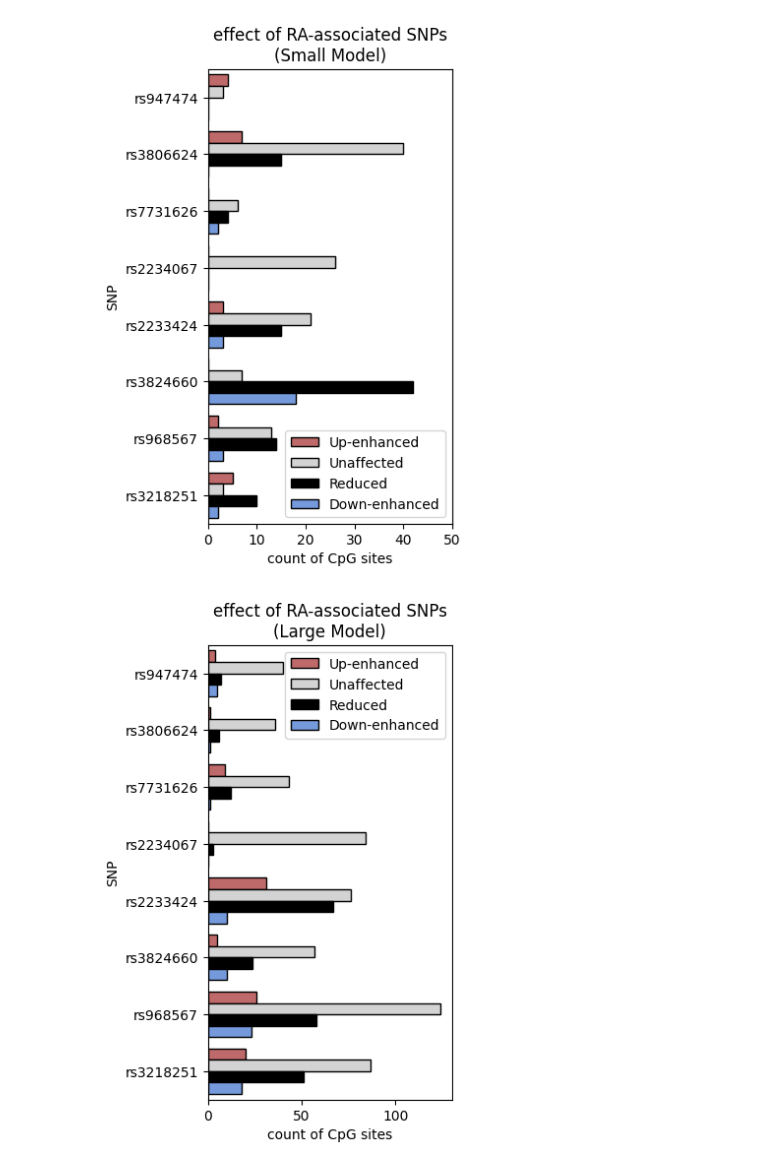
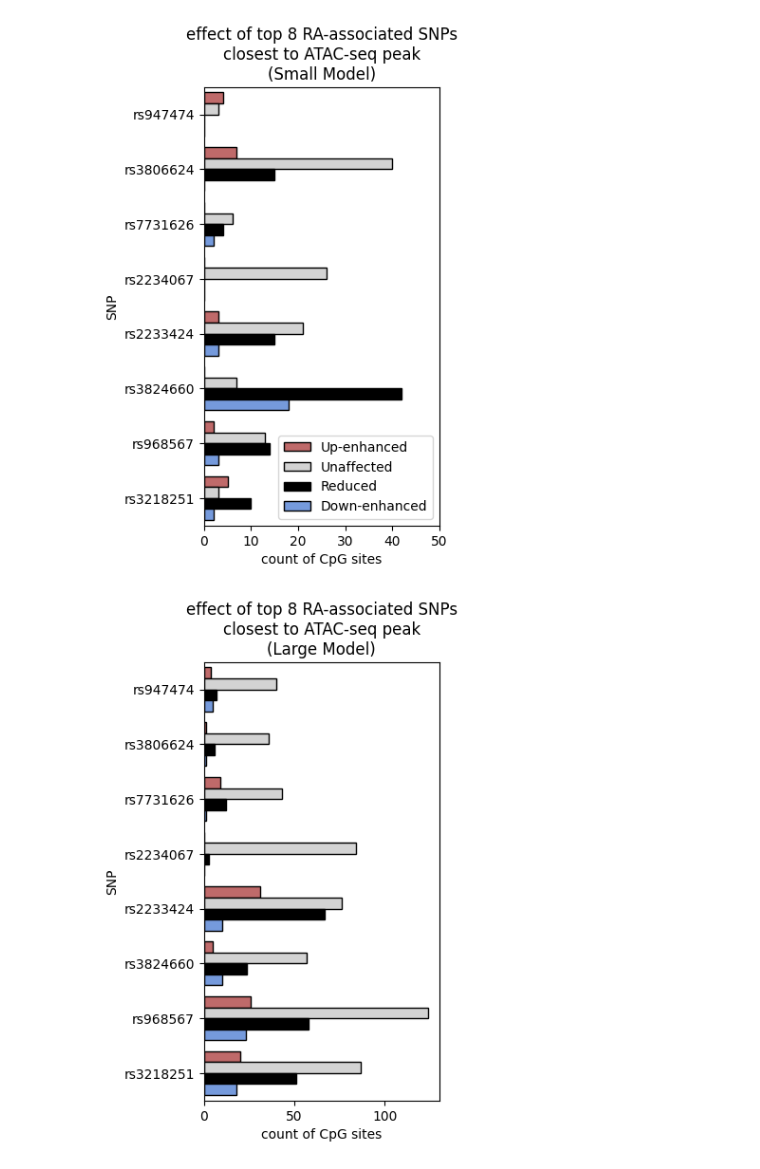
Before and after one commit to Liuzhe30/Methven, a Jupyter notebook: experiment/08-disease-SNP/SNP_visualization.ipynb, the cells around one changed output. Drawn from its saved outputs; the diff is of its cells as text; code cells hidden in the pictures.

```diff
--- a/experiment/08-disease-SNP/SNP_visualization.ipynb
+++ b/experiment/08-disease-SNP/SNP_visualization.ipynb
@@ -26,28 +26,29 @@ for patch in ax.patches:
 
 #plt.xlim(0, 36)
 plt.legend(loc="best")
-plt.title('effect of RA-associated SNPs\n(Small Model)')
+plt.title('effect of top 8 RA-associated SNPs\nclosest to ATAC-seq peak\n(Small Model)')
 plt.savefig('images/small.png',dpi=300, bbox_inches = 'tight')
 plt.show()
 # %% [output]
-[figure, old version]
+[figure, new version]
 # %%
 # small model
 data = pd.read_csv('data/pred_merged/merged_large.csv')
 
 ax = plt.subplots(figsize=(3.2,6))
 
 morandi_palette = ['#CD5C5C', '#D3D3D3','#000000', '#6495ED']
 ax = sns.barplot(y = 'SNP', x = 'count of CpG sites', data = data, hue = 'type', ci=50,palette=morandi_palette,alpha=1)
 
 for patch in ax.patches:
     patch.set_edgecolor('black')
     patch.set_linewidth(1)
 
 #plt.xlim(0, 150)
-plt.legend(loc="best")
-plt.title('effect of RA-associated SNPs\n(Large Model)')
+#plt.legend(loc="best")
+plt.legend([], [], frameon=False)
+plt.title('effect of top 8 RA-associated SNPs\nclosest to ATAC-seq peak\n(Large Model)')
 plt.savefig('images/large.png',dpi=300, bbox_inches = 'tight')
 plt.show()
 # %% [output]
-[figure, old version]
+[figure, new version]
```
Also changed, not shown: 2 other files.
